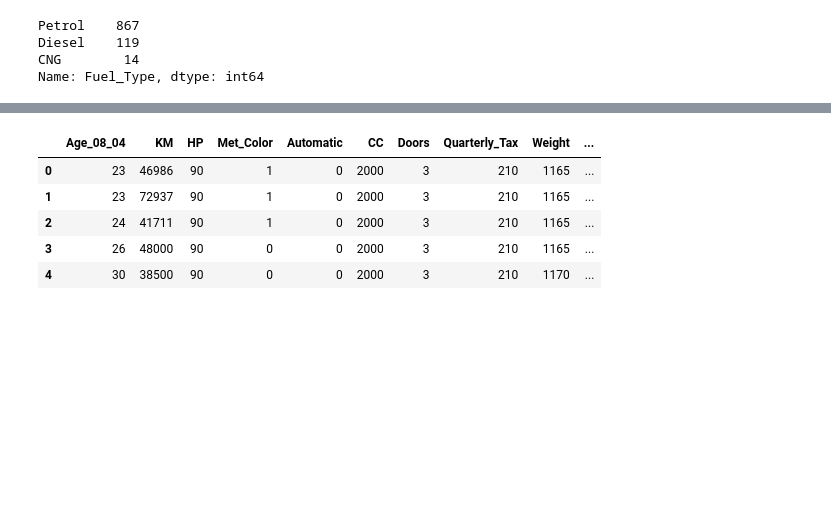
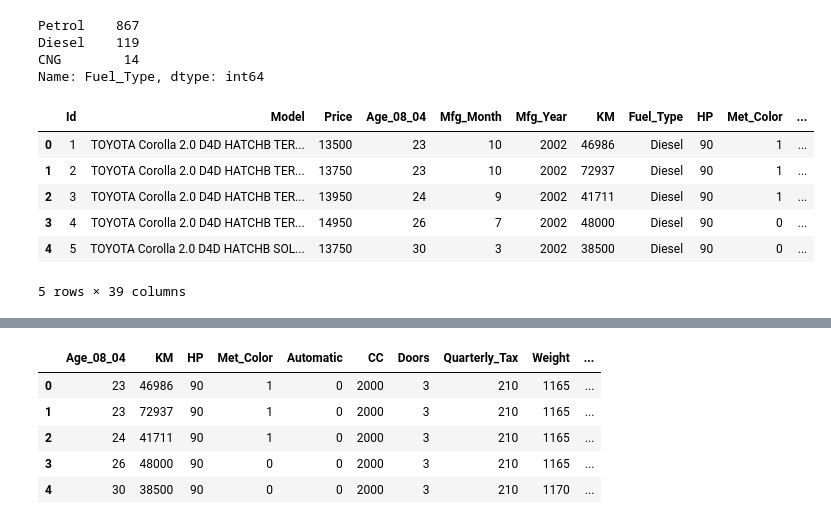
Before and after one commit to matawanny/data_mining, a Jupyter notebook: week4/Chapter 06 - Multiple linear regression - Lecture - Copy.ipynb, the cells around one changed output, grey strips where cells are left out. Cells and saved outputs as stored; diff of their text form; code cells hidden in the pictures; blank space fills up the shorter version.

```diff
--- a/week4/Chapter 06 - Multiple linear regression - Lecture - Copy.ipynb
+++ b/week4/Chapter 06 - Multiple linear regression - Lecture - Copy.ipynb
@@ -116,6 +116,16 @@ Petrol    867
 Diesel    119
 CNG        14
 Name: Fuel_Type, dtype: int64
+# %%
+car_df.head()
+# %% [output]
+|  | Id | Model | Price | Age_08_04 | Mfg_Month | Mfg_Year | KM | Fuel_Type | HP | Met_Color | ... |
+| 0 | 1 | TOYOTA Corolla 2.0 D4D HATCHB TER... | 13500 | 23 | 10 | 2002 | 46986 | Diesel | 90 | 1 | ... |
+| 1 | 2 | TOYOTA Corolla 2.0 D4D HATCHB TER... | 13750 | 23 | 10 | 2002 | 72937 | Diesel | 90 | 1 | ... |
+| 2 | 3 | TOYOTA Corolla 2.0 D4D HATCHB TER... | 13950 | 24 | 9 | 2002 | 41711 | Diesel | 90 | 1 | ... |
+| 3 | 4 | TOYOTA Corolla 2.0 D4D HATCHB TER... | 14950 | 26 | 7 | 2002 | 48000 | Diesel | 90 | 0 | ... |
+| 4 | 5 | TOYOTA Corolla 2.0 D4D HATCHB SOL... | 13750 | 30 | 3 | 2002 | 38500 | Diesel | 90 | 0 | ... |
+5 rows × 39 columns
 # %%
 # partition data
 X = pd.get_dummies(car_df[predictors], drop_first=True)
```
Also changed, not shown: parts of 1 cell of this notebook, 9 other files.
